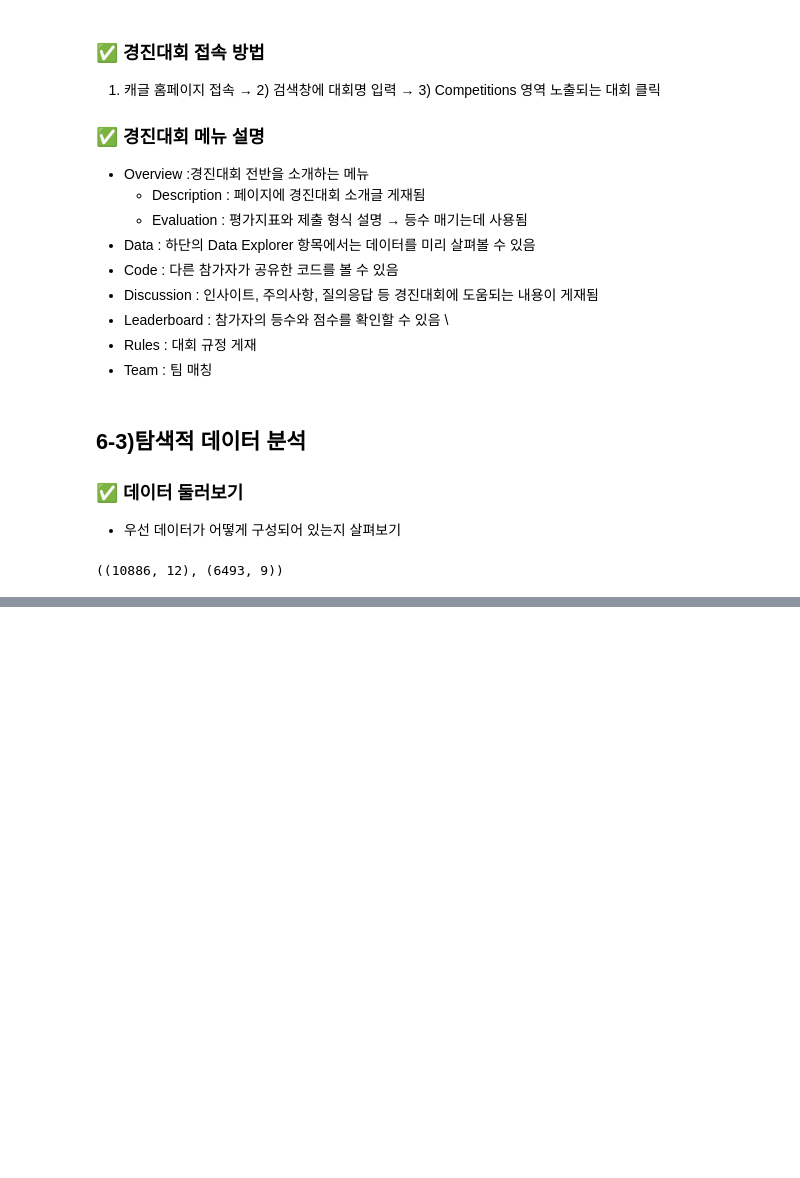
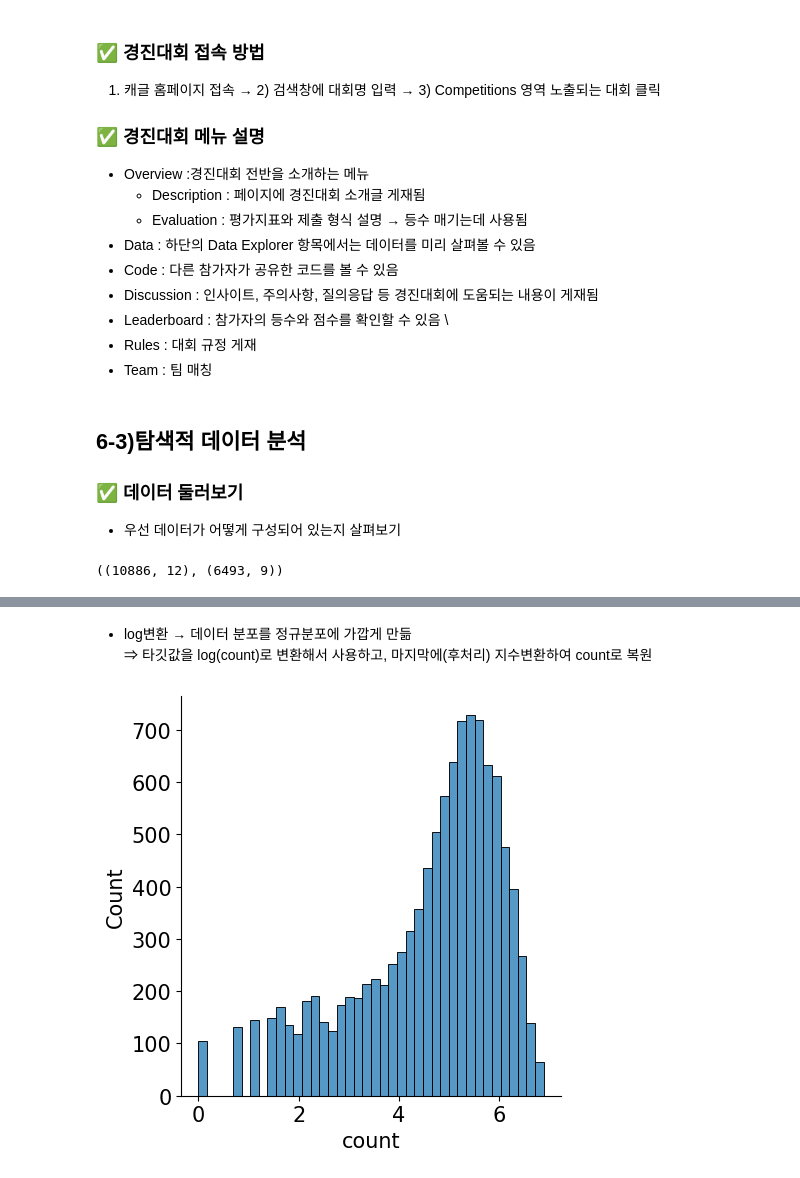
Before and after one commit to eunzzae/KaggleStudy_MustHave, a Jupyter notebook: Chap06_대회_자전거_대여_수요_예측.ipynb, the cells around one changed output, grey strips where cells are left out. Drawn from its saved outputs; the diff is of its cells as text; code cells hidden in the pictures; blank space fills up the shorter version.

```diff
--- a/Chap06_대회_자전거_대여_수요_예측.ipynb
+++ b/Chap06_대회_자전거_대여_수요_예측.ipynb
@@ -59,0 +255,7 @@ train.head()
+# %% [markdown]
+* log변환 → 데이터 분포를 정규분포에 가깝게 만듦
+  ⇒ 타깃값을 log(count)로 변환해서 사용하고, 마지막에(후처리) 지수변환하여 count로 복원
+# %%
+sns.displot(np.log(train['count']));
+# %% [output]
+[figure, added]
```
Also changed, not shown: parts of 27 cells of this notebook.
